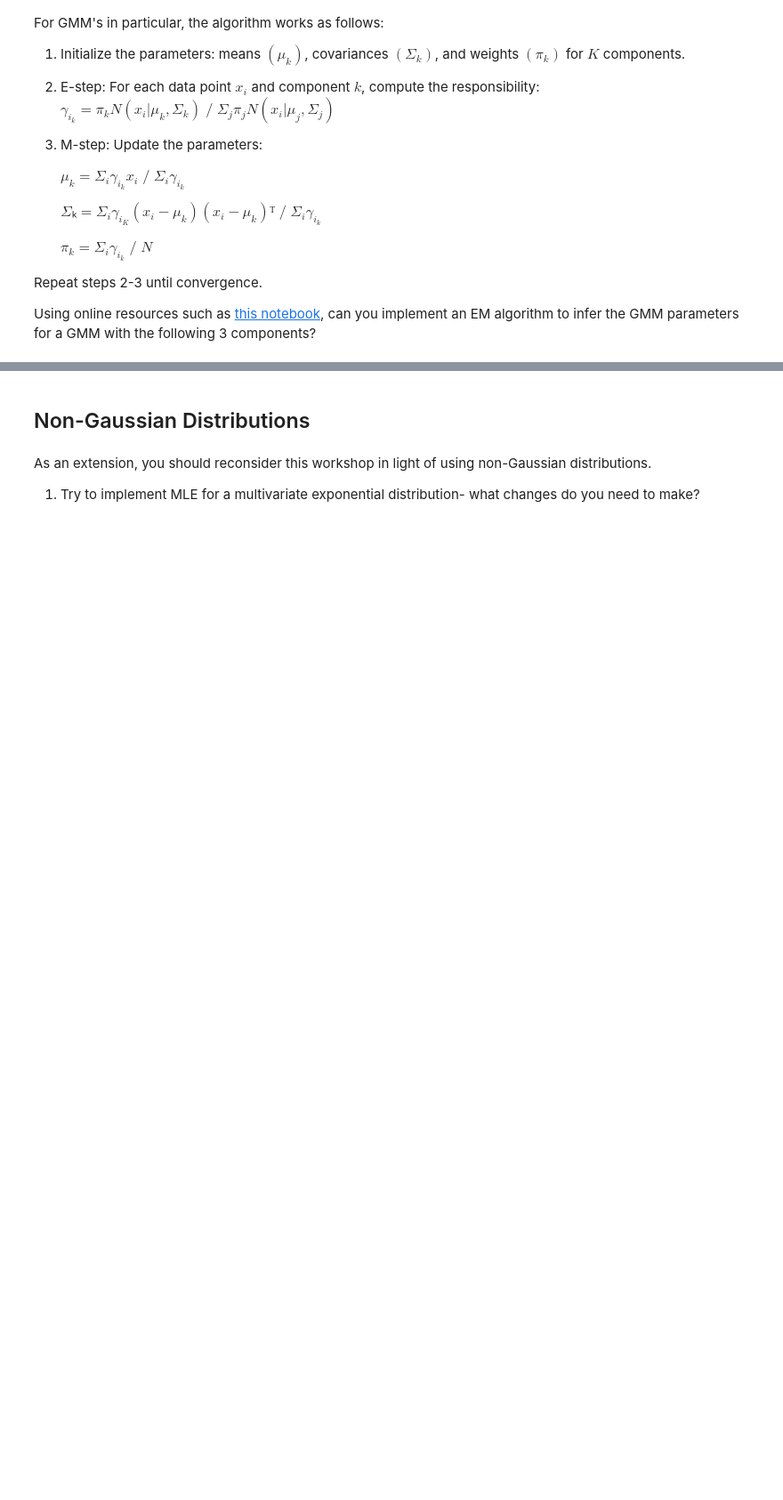
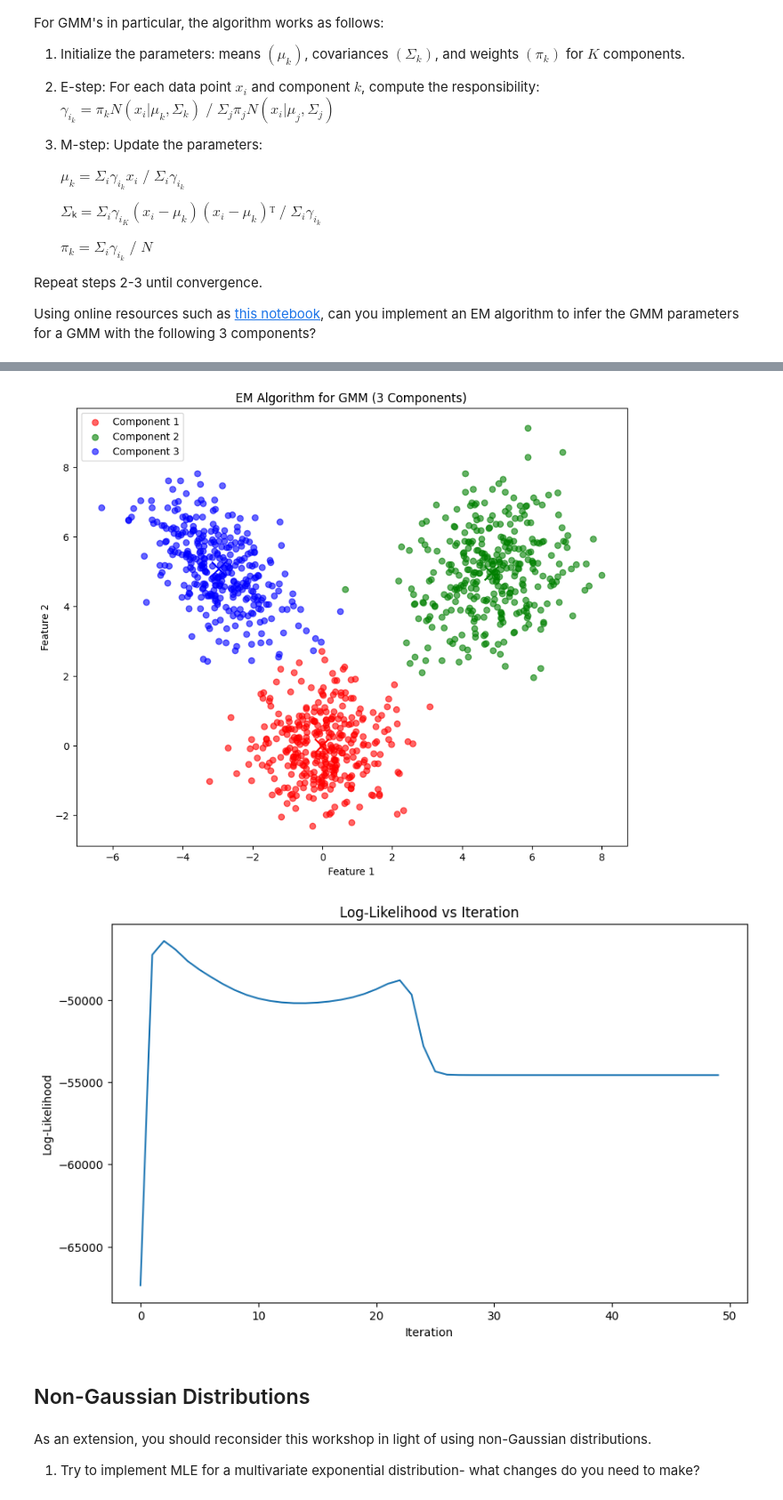
Before and after one commit to Yua-1229/RL, a Jupyter notebook: Labs/Lab_Prob&Stats.ipynb, the cells around one changed output, grey strips where cells are left out. Shown at 89% size. Drawn from its saved outputs; the diff is of its cells as text; code cells hidden in the pictures; blank space fills up the shorter version.

```diff
--- a/Labs/Lab_Prob&Stats.ipynb
+++ b/Labs/Lab_Prob&Stats.ipynb
@@ -1112,6 +1112,10 @@ Repeat steps 2-3 until convergence.
 
 Using online resources such as [this notebook](https://stephens999.github.io/fiveMinuteStats/intro_to_em.html), can you implement an EM algorithm to infer the GMM parameters for a GMM with the following 3 components?
 # %%
+import numpy as np
+import matplotlib.pyplot as plt
+from scipy.stats import multivariate_normal
+
 # Generate synthetic data
 np.random.seed(42)
 n_samples = 1000
@@ -1135,12 +1139,12 @@ def em_gmm(X, n_components, max_iter=100, tol=1e-6):
     # Initialize weights uniformly
     weights = np.ones(n_components) / n_components
 
-    log_likelihood = []
+    log_likelihoods = []
     for _ in range(max_iter):
         # E-step: Compute responsibilities
         responsibilities = np.zeros((n_samples, n_components))
         for k in range(n_components):
-            responsibilities[:, k] = weights[k] * multivariate_normal.pdf(X, mean=means[k], cov=covs[k])
+            responsibilities[:, k] = weights[k] * multivariate_normal.pdf(X, means[k], covs[k])
         responsibilities /= responsibilities.sum(axis=1, keepdims=True)
 
         # M-step: Update parameters
@@ -1149,7 +1153,69 @@ def em_gmm(X, n_components, max_iter=100, tol=1e-6):
         new_weights = np.zeros(n_components)
 
         for k in range(n_components):
-          resp_k = responsibilities[:, k].reshape(-1, 1)
-          new_means[k] = (resp_k * X).sum(axis=0) / resp_k.sum()
+          resp_k = responsibilities[:, k]
+          sum_resp = resp_k.sum()
+          new_means[k] = (resp_k[:, np.newaxis] * X).sum(axis=0) / sum_resp
+          diff = X - new_means[k]
+          new_covs[k] = (resp_k[:, np.newaxis] * diff).T @ diff / sum_resp
+          new_weights[k] = sum_resp / n_samples
 
-        # M-step
+        # Check convergencec
+        log_likelihood = 0
+        for k in range(n_components):
+            log_likelihood += np.sum(responsibilities[:, k] *
+                        np.log(weights[k] + 1e-10) +
+                        multivariate_normal.logpdf(X, means[k], covs[k]))
+        log_likelihoods.append(log_likelihood)
+
+        if len(log_likelihoods) > 1 and abs(log_likelihoods[-1] - log_likelihoods[-2]) < tol:
+            break
+
+        means, covs, weights = new_means, new_covs, new_weights
+
+    # Assign each data point to the most probable component
+    labels = np.argmax(responsibilities, axis=1)
+    return means, covs, weights, labels, log_likelihoods
+
+# Run EM lgorithm
+n_components = 3
+means, covs, weights, labels, log_likelihoods = em_gmm(X, n_components)
+
+# Print the inferred parameters
+print("Inferred Means:")
+for i, mean in enumerate(means):
+    print(f"Component {i + 1}: {mean}")
+
+print("\nInferred Covariances:")
+for i, cov in enumerate(covs):
+    print(f"Component {i + 1}:\n{cov}")
+
+print("\nInferred Weights:")
+for i, weight in enumerate(weights):
+    print(f"Component {i + 1}: {weight: .4f}")
+
+# Plot the results
+plt.figure(figsize=(10, 8))
+# Plot data points colored by their assigned component
+colors = ['r', 'g', 'b']
+for i in range(n_components):
+    plt.scatter(X[labels == i, 0], X[labels == i, 1], c=colors[i], label=f'Component {i + 1}', alpha=0.6)
+
+# Plot the inferred means
+for i, mean in enumerate(means):
+    plt.scatter(mean[0], mean[1], c=colors[i], marker='x', s=200, edgecolors='black')
+    plt.scatter(means[i, 0], means[i, 1], c=colors[i], marker='x', s=200, edgecolor='black')
+plt.title('EM Algorithm for GMM (3 Components)')
+plt.xlabel('Feature 1')
+plt.ylabel('Feature 2')
+plt.legend()
+plt.show()
+
+# Plot convergence
+plt.figure(figsize=(10, 6))
+plt.plot(log_likelihoods)
+plt.title('Log-Likelihood vs Iteration')
+plt.xlabel('Iteration')
+plt.ylabel('Log-Likelihood')
+plt.show()
+# %% [output]
@@ -1156,3 +1242,5 @@ def em_gmm(X, n_components, max_iter=100, tol=1e-6):
+[figure, added]
+[figure, added]
 # %% [markdown]
 ## Non-Gaussian Distributions
 # %% [markdown]
```
Also changed, not shown: parts of 5 cells of this notebook.
